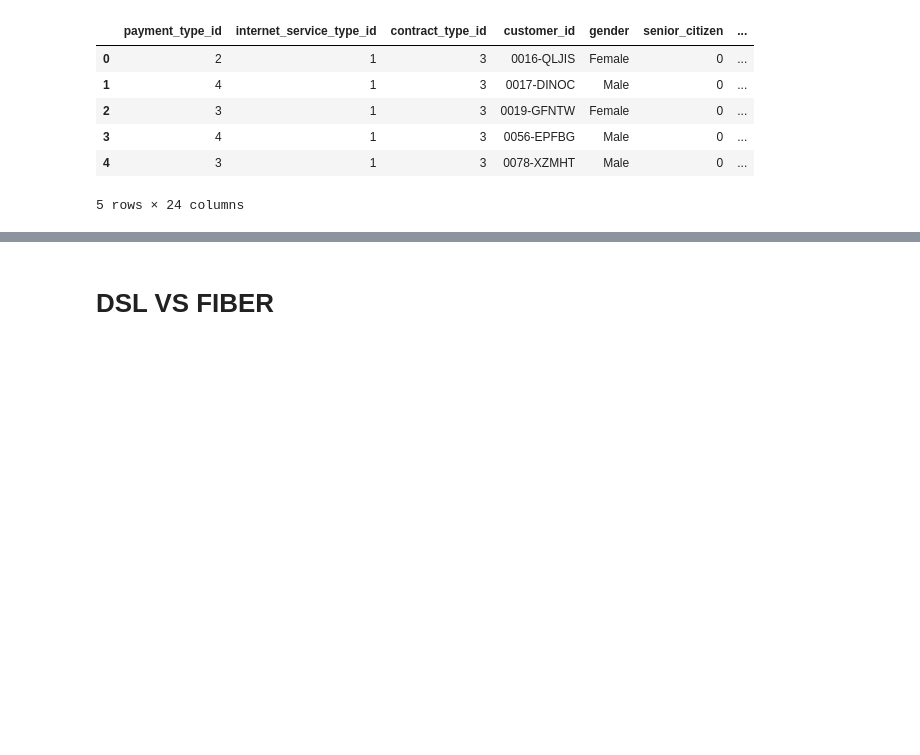
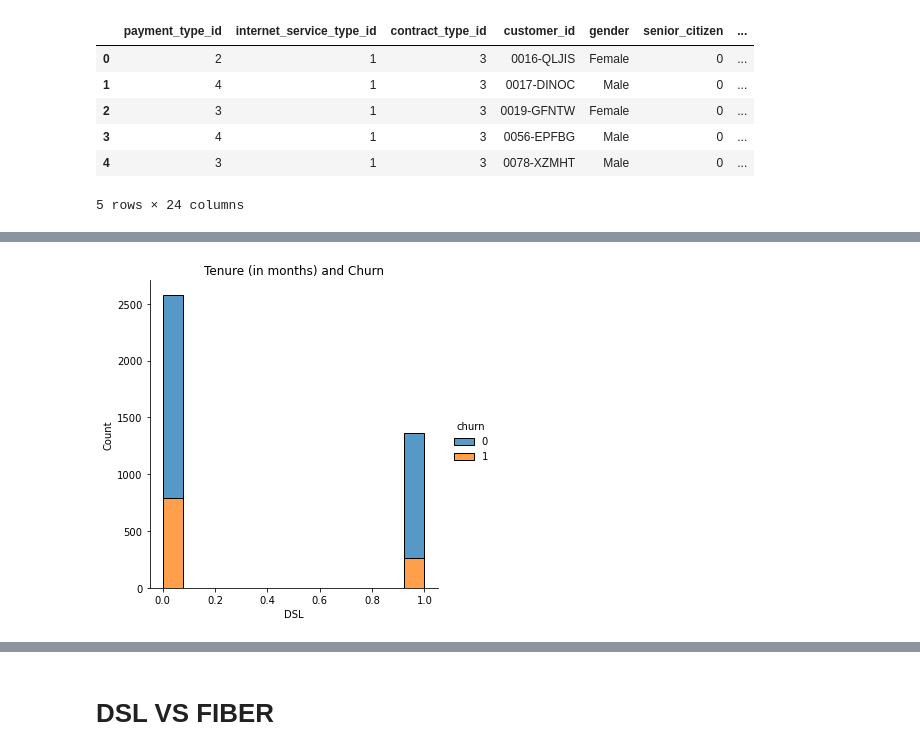
Before and after one commit to Daniel-Northcutt/Classification_Project, a Jupyter notebook: Telco_Work_Notebook.ipynb, the cells around one changed output, grey strips where cells are left out. Drawn from its saved outputs; the diff is of its cells as text; code cells hidden in the pictures; blank space fills up the shorter version.

```diff
--- a/Telco_Work_Notebook.ipynb
+++ b/Telco_Work_Notebook.ipynb
@@ -202,0 +394,6 @@ TypeError: data type 'o' not understood
+# %%
+sns.displot(train, x="DSL",hue="churn", multiple='stack')
+plt.title('Tenure (in months) and Churn')
+plt.show();
+# %% [output]
+[figure, added]
```
Also changed, not shown: parts of 127 cells of this notebook.
